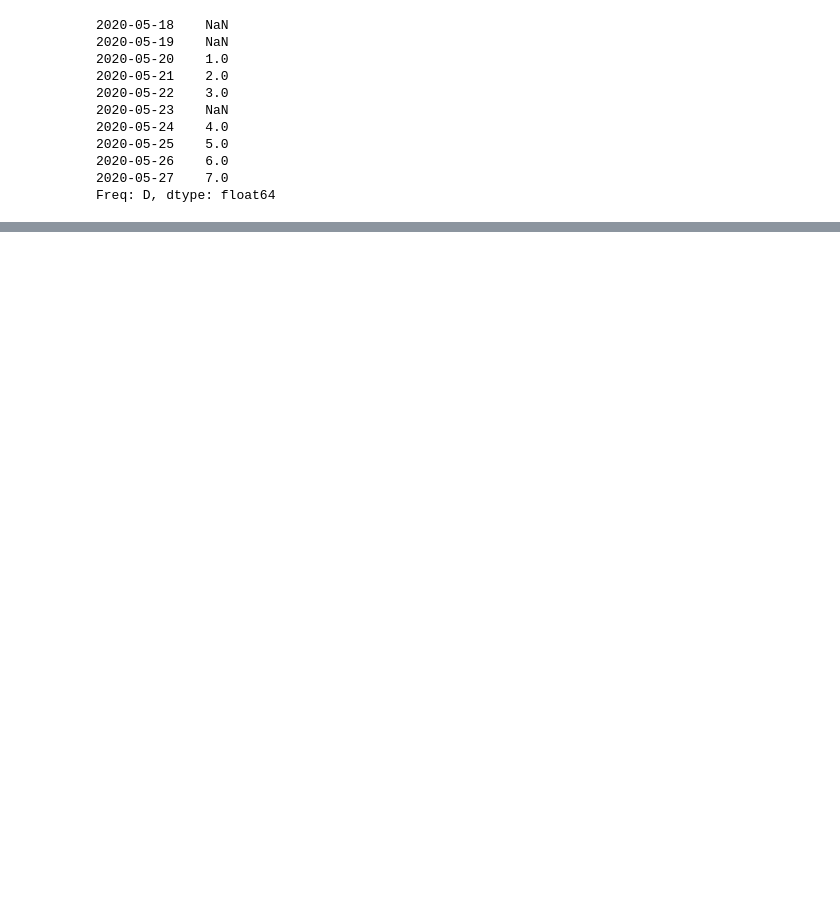
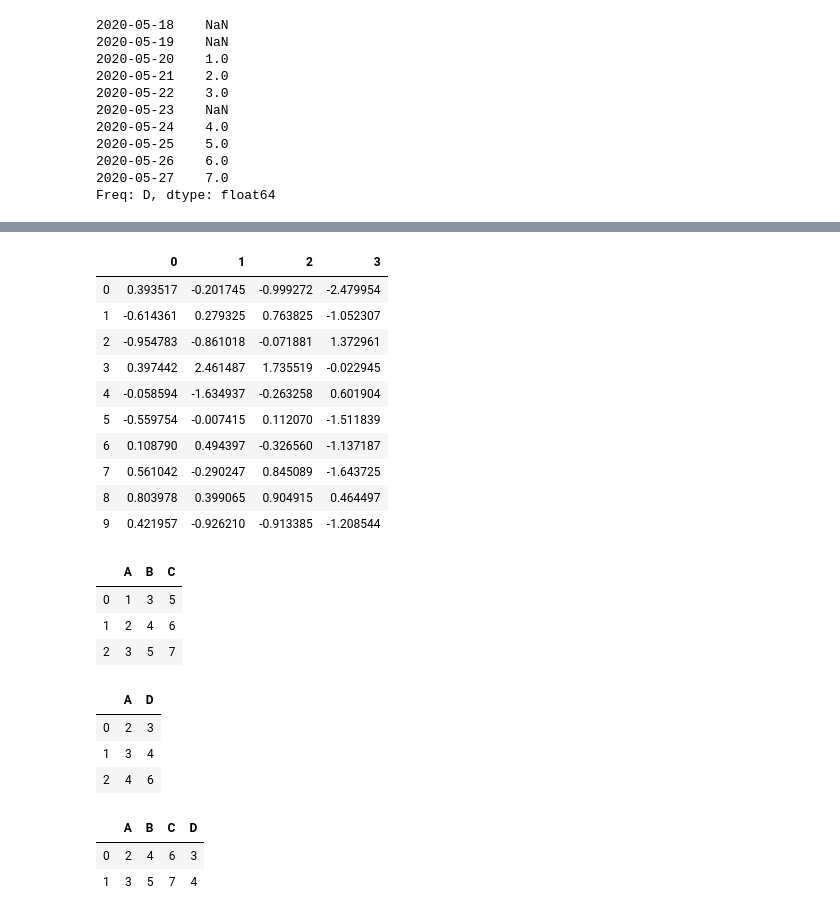
Before and after one commit to TanishqSehgal7/MachineLearning-Basics, a Jupyter notebook: Python/PandasEdureka.ipynb, the cells around one changed output, grey strips where cells are left out. Saved outputs shown, nothing was run; the diff lists cells and outputs as text; code cells hidden in the pictures; blank space fills up the shorter version.

```diff
--- a/Python/PandasEdureka.ipynb
+++ b/Python/PandasEdureka.ipynb
@@ -448,0 +483,20 @@ dtype: float64
+# %%
+#Merging two data frames together
+df=pd.DataFrame(np.random.randn(10,4))
+# %%
+#merging sets of dataframe
+df2=[df[:3],df[3:7],df[7:]]
+# %%
+pd.concat(df2)
+# %% [output]
+|  | 0 | 1 | 2 | 3 |
+| 0 | 0.393517 | -0.201745 | -0.999272 | -2.479954 |
+| 1 | -0.614361 | 0.279325 | 0.763825 | -1.052307 |
+| 2 | -0.954783 | -0.861018 | -0.071881 | 1.372961 |
+| 3 | 0.397442 | 2.461487 | 1.735519 | -0.022945 |
+| 4 | -0.058594 | -1.634937 | -0.263258 | 0.601904 |
+| 5 | -0.559754 | -0.007415 | 0.112070 | -1.511839 |
+| 6 | 0.108790 | 0.494397 | -0.326560 | -1.137187 |
+| 7 | 0.561042 | -0.290247 | 0.845089 | -1.643725 |
+| 8 | 0.803978 | 0.399065 | 0.904915 | 0.464497 |
+| 9 | 0.421957 | -0.926210 | -0.913385 | -1.208544 |
@@ -448,0 +507,20 @@ dtype: float64
+# %%
+left
+# %% [output]
+|  | A | B | C |
+| 0 | 1 | 3 | 5 |
+| 1 | 2 | 4 | 6 |
+| 2 | 3 | 5 | 7 |
+# %%
+right
+# %% [output]
+|  | A | D |
+| 0 | 2 | 3 |
+| 1 | 3 | 4 |
+| 2 | 4 | 6 |
+# %%
+pd.merge(left,right,on='A')
+# %% [output]
+|  | A | B | C | D |
+| 0 | 2 | 4 | 6 | 3 |
+| 1 | 3 | 5 | 7 | 4 |
```
Also changed, not shown: parts of 70 cells of this notebook.
